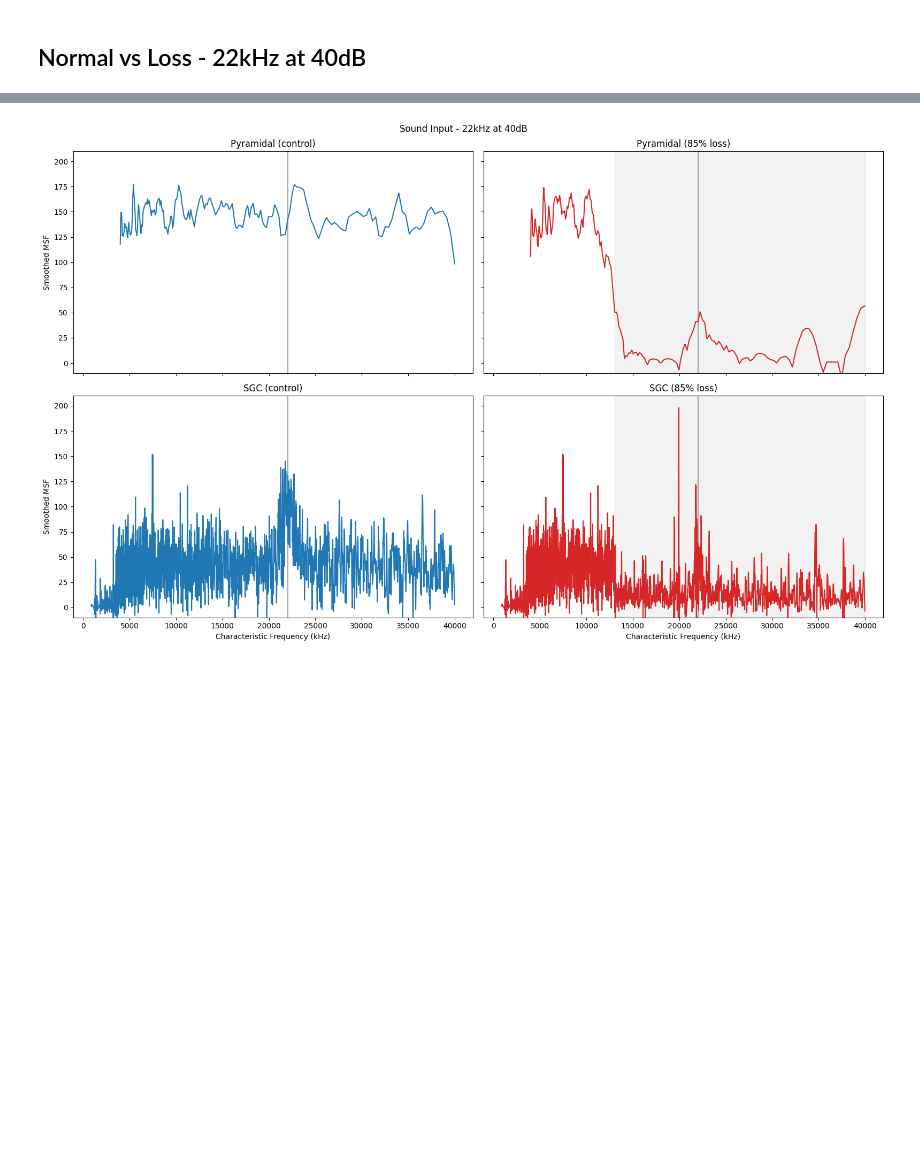
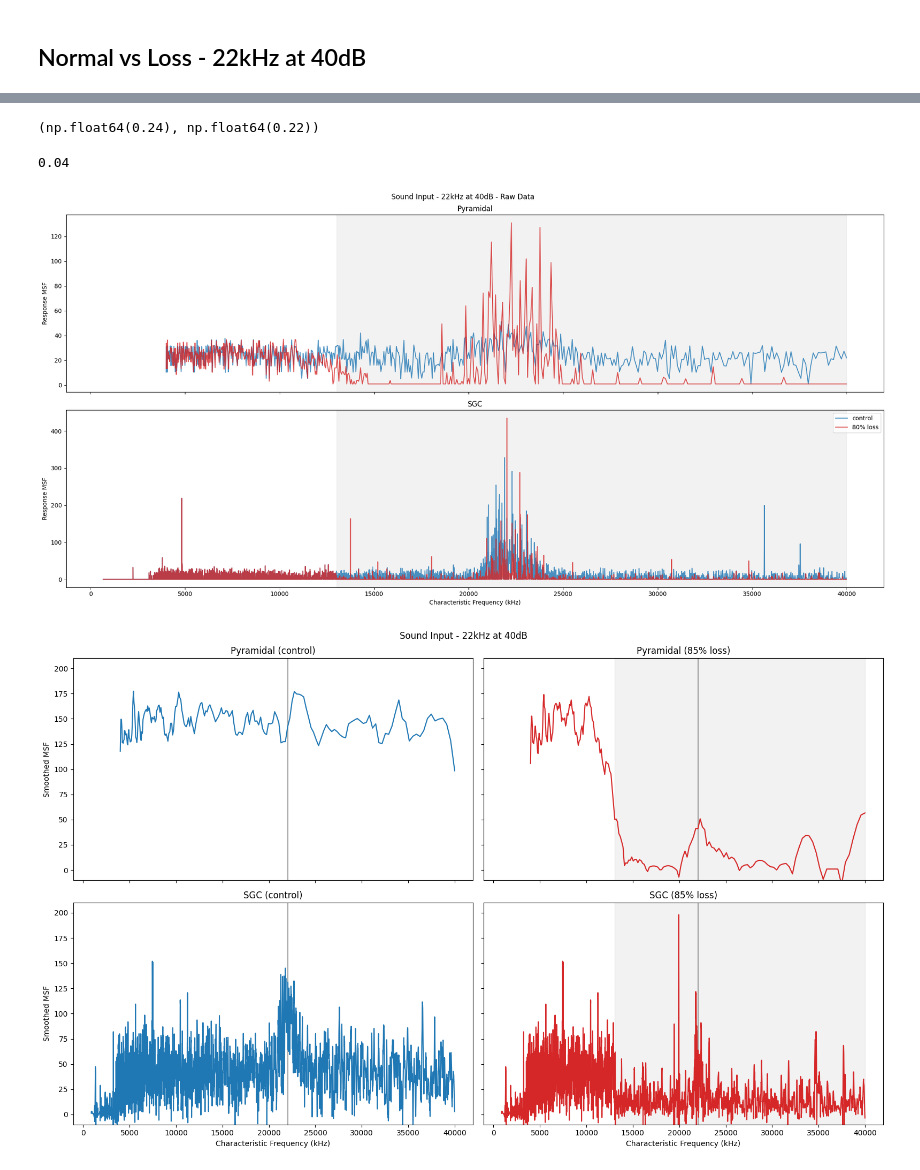
Before and after one commit to kedoxey/DCN_model, a Jupyter notebook: notebooks/cnmodel_sgc_rates.ipynb, the cells around one changed output, grey strips where cells are left out. Saved outputs shown, nothing was run; the diff lists cells and outputs as text; code cells hidden in the pictures; blank space fills up the shorter version.

```diff
--- a/notebooks/cnmodel_sgc_rates.ipynb
+++ b/notebooks/cnmodel_sgc_rates.ipynb
@@ -648,3 +857,82 @@ fig.tight_layout()
+# %%
+pyr_spont_rates.max(), pyr_spont_rates_loss.max()
+# %% [output]
+(np.float64(0.24), np.float64(0.22))
+# %%
+(stimpar['response'][1] - stimpar['response'][0])/1000
+# %% [output]
+0.04
+# %%
+n_cfs = 665
+n_reps = 2
+
+results = pickle.load(open(f'/home/kedoxey/DCN_model/output/response_maps-network/{n_cfs}cfs_1dbs_22000if_1cpb_{n_reps}nreps/results_df.pkl', 'rb'))
+pyr_ids_per_band = pickle.load(open(f'/home/kedoxey/DCN_model/output/response_maps-network/{n_cfs}cfs_1dbs_22000if_1cpb_{n_reps}nreps/pyramidal_ids_per_band.pkl', 'rb'))
+freqs = list(pyr_ids_per_band.keys())
+pyr_spont_rates = get_spontaneous_rate('pyramidal', results)
+sgc_spont_rates = get_spontaneous_rate('sgc', results)
+pyr_ids, pyr_resp_msfs = get_cell_msfs('pyramidal', results, stimpar['response'])
+sgc_ids, sgc_resp_msfs = get_cell_msfs('sgc', results, stimpar['response'])
+
+loss_frac = 80
+results_loss = pickle.load(open(f'/home/kedoxey/DCN_model/output/response_maps-network_13000loss-m1_{loss_frac}/{n_cfs}cfs_1dbs_22000if_1cpb_{n_reps}nreps/results_df.pkl', 'rb'))
+pyr_ids_per_band = pickle.load(open(f'/home/kedoxey/DCN_model/output/response_maps-network_13000loss-m1_{loss_frac}/{n_cfs}cfs_1dbs_22000if_1cpb_{n_reps}nreps/pyramidal_ids_per_band.pkl', 'rb'))
+freqs_loss = list(pyr_ids_per_band.keys())
+pyr_spont_rates_loss = get_spontaneous_rate('pyramidal', results_loss)
+sgc_spont_rates_loss = get_spontaneous_rate('sgc', results_loss)
+pyr_ids_loss, pyr_resp_msfs_loss = get_cell_msfs('pyramidal', results_loss, stimpar['response'])
+sgc_ids_loss, sgc_resp_msfs_loss = get_cell_msfs('sgc', results_loss, stimpar['response'])
+
+fig, axs = plt.subplots(2,1,figsize=(20,10), sharex=True)  #, sharey=True)
+axs = axs.ravel()
+
+
+win_length = 10
+polyorder = 3
+
+axs[1].plot(sgc_cfs[sgc_ids], sgc_resp_msfs  , color='tab:blue', zorder=13, alpha=0.8, label='control')
+axs[1].set_title('SGC (control)')
+
+axs[1].plot(sgc_cfs[sgc_ids_loss], sgc_resp_msfs_loss  , color='tab:red', zorder=13, alpha=0.8, label=f'{loss_frac}% loss')
+axs[1].set_title(f"SGC")
+
+
+axs[0].plot(freqs, pyr_resp_msfs  , color='tab:blue', zorder=13, alpha=0.8, label='control')
+
+axs[0].plot(freqs, pyr_resp_msfs_loss  , color='tab:red', zorder=13, alpha=0.8, label=f'{loss_frac}% loss')
+axs[0].set_title(f'Pyramidal')
+
+# axs[1,0].set_ylabel('Smoothed MSF')
+
+loss_inds = np.array(freqs)[np.where(np.array(freqs) > 13e3)[0]]
+
+for ax in axs:
+
+    # ax.axvline(freqs[np.abs(np.array(freqs) - input_freq).argmin()], color='grey', alpha=0.7, zorder=2)
+    nticks = 6
+    # xtick_span = len(pyr_msfs_loss)//(nticks-1)
+    # ax.set_ylim([-10,210])
+    # ax.set_xticks([freqs_log[i] for i in [xtick_span*i for i in range(nticks)]])
+    # ax.set_xticklabels([round(freqs[i]/1000) for i in [xtick_span*i for i in range(nticks)]])
+
+    # ax.set_xlim(left=freqs_log[freqs.index(np.float64(10069.39523082581))]-1000)
+
+axs[1].legend(loc='upper right')
+
+axs[0].axvspan(xmin=loss_inds[0], xmax=loss_inds[-1], color='grey', alpha=0.1, zorder=1)
+axs[1].axvspan(xmin=loss_inds[0], xmax=loss_inds[-1], color='grey', alpha=0.1, zorder=1)
+
+axs[0].set_ylabel('Response MSF')
+axs[1].set_ylabel('Response MSF')
+
+axs[1].set_xlabel('Characteristic Frequency (kHz)')
+axs[1].set_xlabel('Characteristic Frequency (kHz)')
+
+# fig.suptitle(f'Pyramidal Response to {input_freq}Hz at {input_level}dB (85 hearing loss starting at 13kHz)')
+fig.suptitle(f"Sound Input - {round(input_freq/1000)}kHz at {input_level}dB - Raw Data")
+fig.tight_layout()
+# %% [output]
+[figure, added]
 # %%
 results = pickle.load(open('/home/kedoxey/DCN_model/output/response_maps-network/213cfs_1dbs_22000if_1cpb_1nreps/results_df.pkl', 'rb'))
 pyr_ids_per_band = pickle.load(open('/home/kedoxey/DCN_model/output/response_maps-network/213cfs_1dbs_22000if_1cpb_1nreps/pyramidal_ids_per_band.pkl', 'rb'))
```
Also changed, not shown: parts of 18 cells of this notebook, 29 other files.
